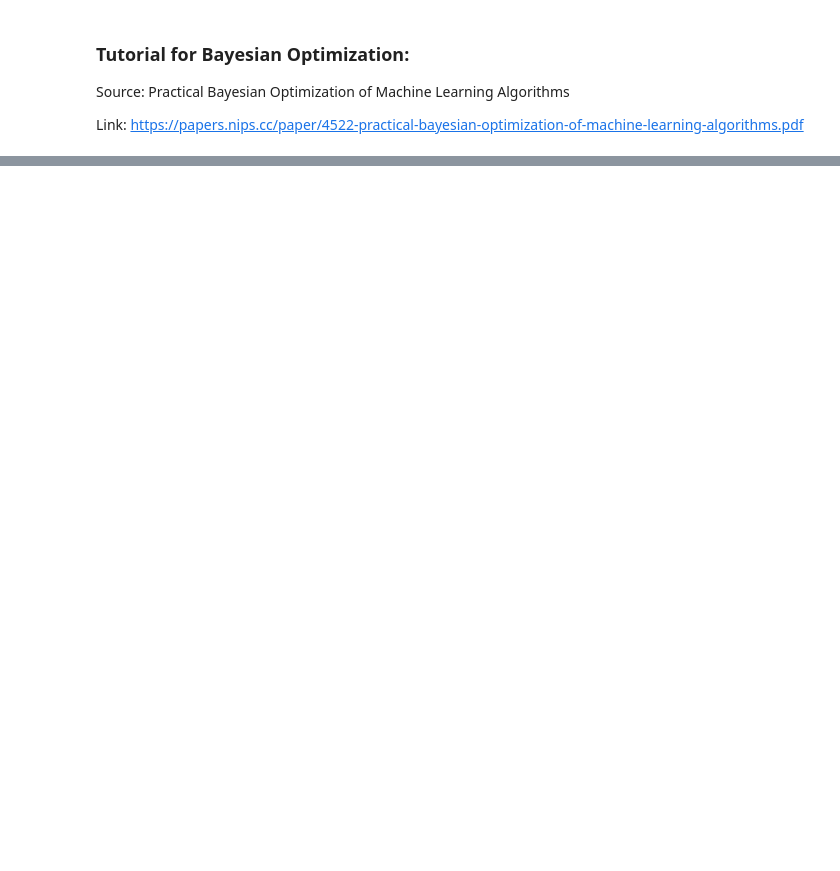
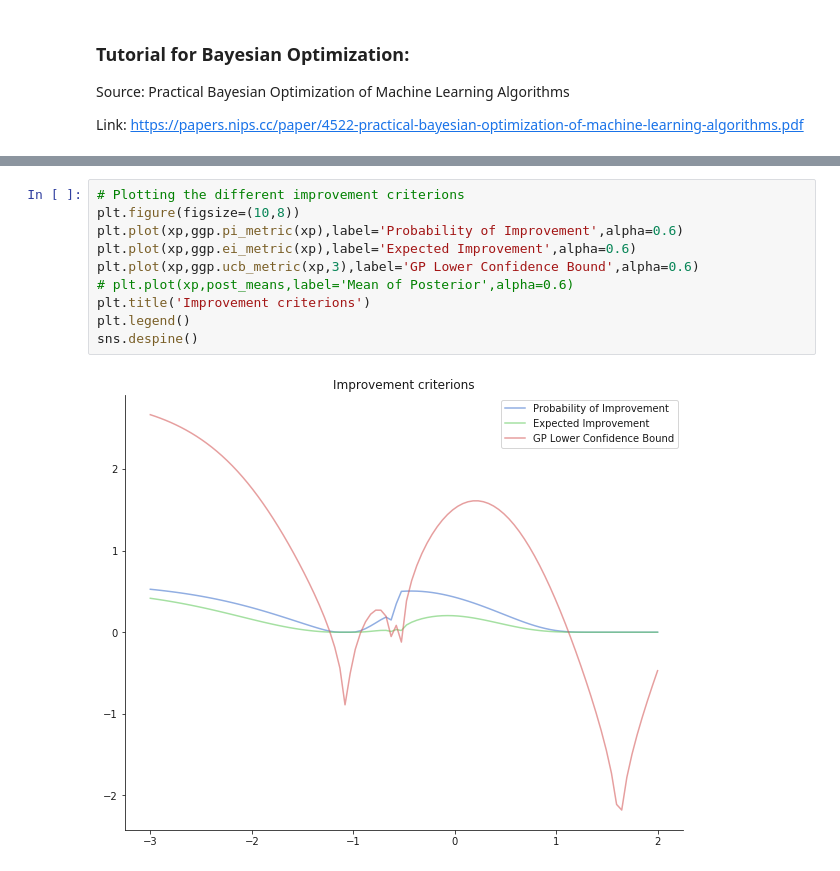
Before and after one commit to pblankley/bayes_opt, a Jupyter notebook: src/bayesian_opt.ipynb, the cells around one changed output, grey strips where cells are left out. Saved outputs shown, nothing was run; the diff lists cells and outputs as text; blank space fills up the shorter version.

```diff
--- a/src/bayesian_opt.ipynb
+++ b/src/bayesian_opt.ipynb
@@ -271,0 +98,12 @@ class GP(object):
+# %%
+# Plotting the different improvement criterions
+plt.figure(figsize=(10,8))
+plt.plot(xp,ggp.pi_metric(xp),label='Probability of Improvement',alpha=0.6)
+plt.plot(xp,ggp.ei_metric(xp),label='Expected Improvement',alpha=0.6)
+plt.plot(xp,ggp.ucb_metric(xp,3),label='GP Lower Confidence Bound',alpha=0.6)
+# plt.plot(xp,post_means,label='Mean of Posterior',alpha=0.6)
+plt.title('Improvement criterions')
+plt.legend()
+sns.despine()
+# %% [output]
+[figure, added]
```
Also changed, not shown: parts of 25 cells of this notebook, 2 other files.
